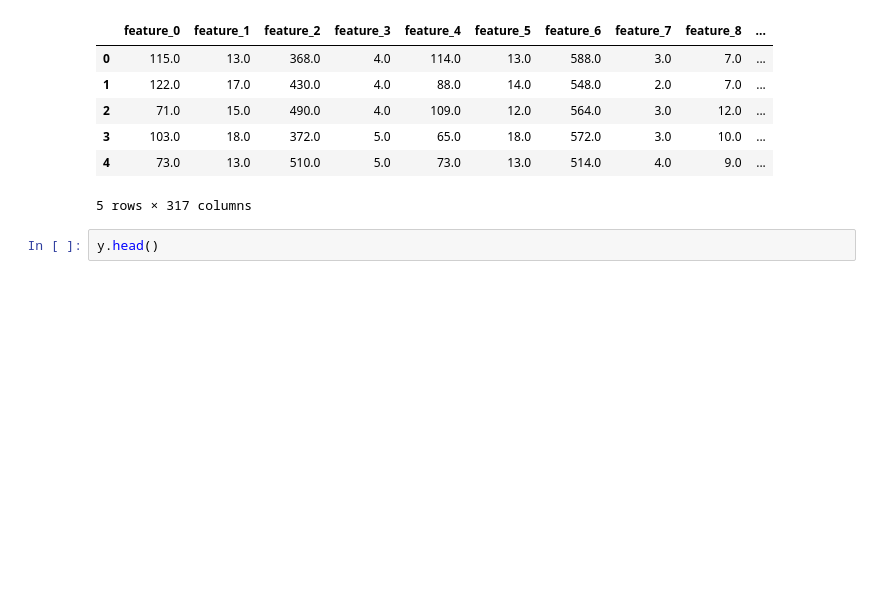
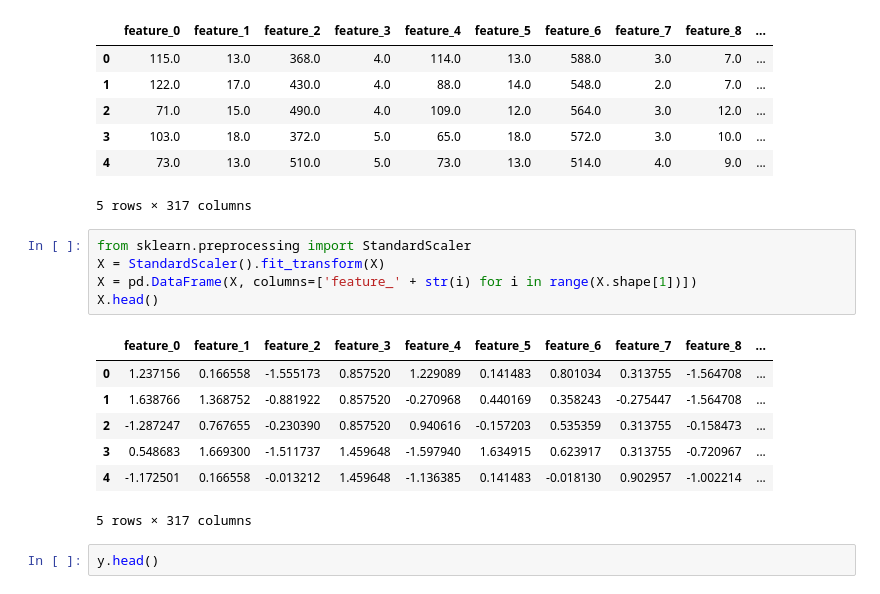
Before and after one commit to what-the-fawk/blockchain-benchmarks, a Jupyter notebook: ml/feature_importance.ipynb, the cells around one changed output. Saved outputs shown, nothing was run; the diff lists cells and outputs as text; blank space fills up the shorter version.

```diff
--- a/ml/feature_importance.ipynb
+++ b/ml/feature_importance.ipynb
@@ -18,6 +18,19 @@ X.head()
 | 3 | 103.0 | 18.0 | 372.0 | 5.0 | 65.0 | 18.0 | 572.0 | 3.0 | 10.0 | ... |
 | 4 | 73.0 | 13.0 | 510.0 | 5.0 | 73.0 | 13.0 | 514.0 | 4.0 | 9.0 | ... |
 5 rows × 317 columns
+# %%
+from sklearn.preprocessing import StandardScaler
+X = StandardScaler().fit_transform(X)
+X = pd.DataFrame(X, columns=['feature_' + str(i) for i in range(X.shape[1])])
+X.head()
+# %% [output]
+|  | feature_0 | feature_1 | feature_2 | feature_3 | feature_4 | feature_5 | feature_6 | feature_7 | feature_8 | ... |
+| 0 | 1.237156 | 0.166558 | -1.555173 | 0.857520 | 1.229089 | 0.141483 | 0.801034 | 0.313755 | -1.564708 | ... |
+| 1 | 1.638766 | 1.368752 | -0.881922 | 0.857520 | -0.270968 | 0.440169 | 0.358243 | -0.275447 | -1.564708 | ... |
+| 2 | -1.287247 | 0.767655 | -0.230390 | 0.857520 | 0.940616 | -0.157203 | 0.535359 | 0.313755 | -0.158473 | ... |
+| 3 | 0.548683 | 1.669300 | -1.511737 | 1.459648 | -1.597940 | 1.634915 | 0.623917 | 0.313755 | -0.720967 | ... |
+| 4 | -1.172501 | 0.166558 | -0.013212 | 1.459648 | -1.136385 | 0.141483 | -0.018130 | 0.902957 | -1.002214 | ... |
+5 rows × 317 columns
 # %%
 y.head()
 # %% [output]
```
Also changed, not shown: parts of 26 cells of this notebook, 4 other files.
